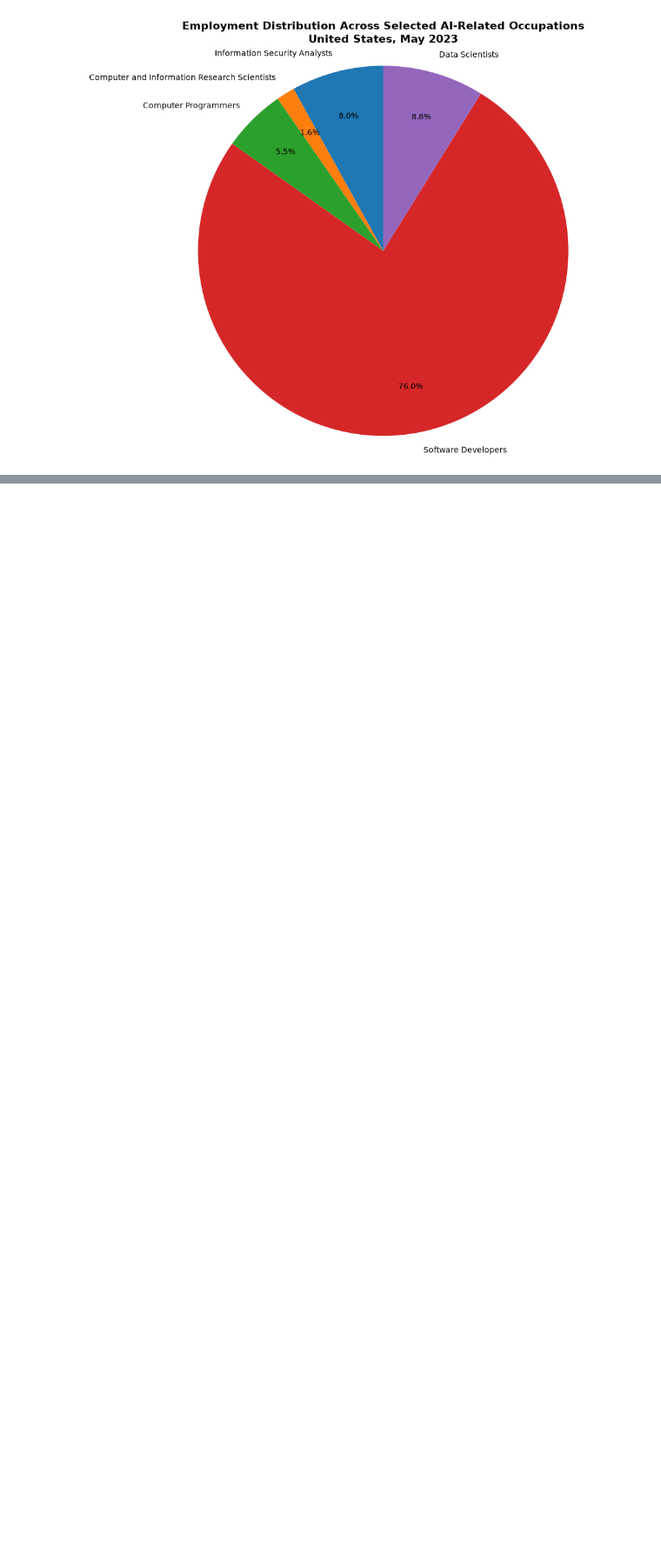
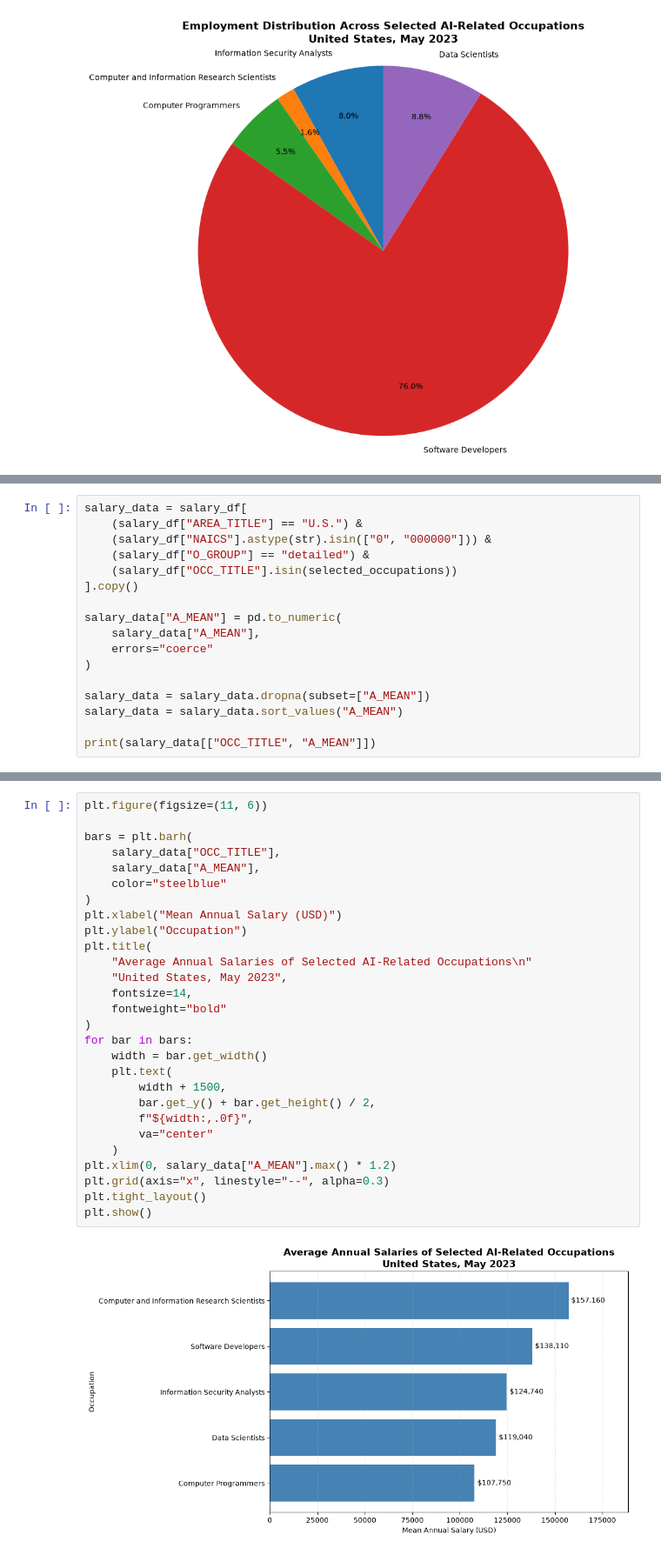
Before and after one commit to Temuulen-BCS/Data-Visualisation, a Jupyter notebook: CA1Temuulen.ipynb, the cells around one changed output, grey strips where cells are left out. Shown at 87% size. Drawn from its saved outputs; the diff is of its cells as text; blank space fills up the shorter version.

```diff
--- a/CA1Temuulen.ipynb
+++ b/CA1Temuulen.ipynb
@@ -157,0 +176,17 @@ plt.show()
+# %%
+salary_data = salary_df[
+    (salary_df["AREA_TITLE"] == "U.S.") &
+    (salary_df["NAICS"].astype(str).isin(["0", "000000"])) &
+    (salary_df["O_GROUP"] == "detailed") &
+    (salary_df["OCC_TITLE"].isin(selected_occupations))
+].copy()
+
+salary_data["A_MEAN"] = pd.to_numeric(
+    salary_data["A_MEAN"],
+    errors="coerce"
+)
+
+salary_data = salary_data.dropna(subset=["A_MEAN"])
+salary_data = salary_data.sort_values("A_MEAN")
+
+print(salary_data[["OCC_TITLE", "A_MEAN"]])
@@ -157,0 +200,30 @@ plt.show()
+# %%
+plt.figure(figsize=(11, 6))
+
+bars = plt.barh(
+    salary_data["OCC_TITLE"],
+    salary_data["A_MEAN"],
+    color="steelblue"
+)
+plt.xlabel("Mean Annual Salary (USD)")
+plt.ylabel("Occupation")
+plt.title(
+    "Average Annual Salaries of Selected AI-Related Occupations\n"
+    "United States, May 2023",
+    fontsize=14,
+    fontweight="bold"
+)
+for bar in bars:
+    width = bar.get_width()
+    plt.text(
+        width + 1500,
+        bar.get_y() + bar.get_height() / 2,
+        f"${width:,.0f}",
+        va="center"
+    )
+plt.xlim(0, salary_data["A_MEAN"].max() * 1.2)
+plt.grid(axis="x", linestyle="--", alpha=0.3)
+plt.tight_layout()
+plt.show()
+# %% [output]
+[figure, added]
```
Also changed, not shown: parts of 2 cells of this notebook.
